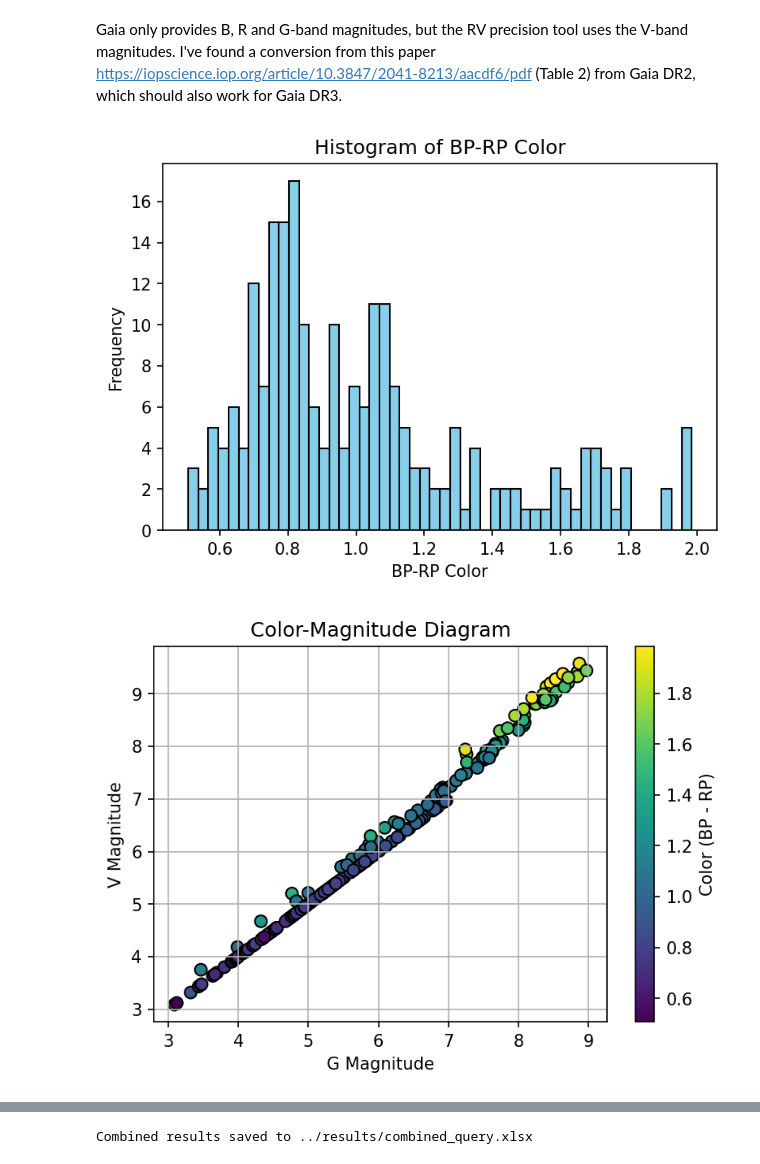
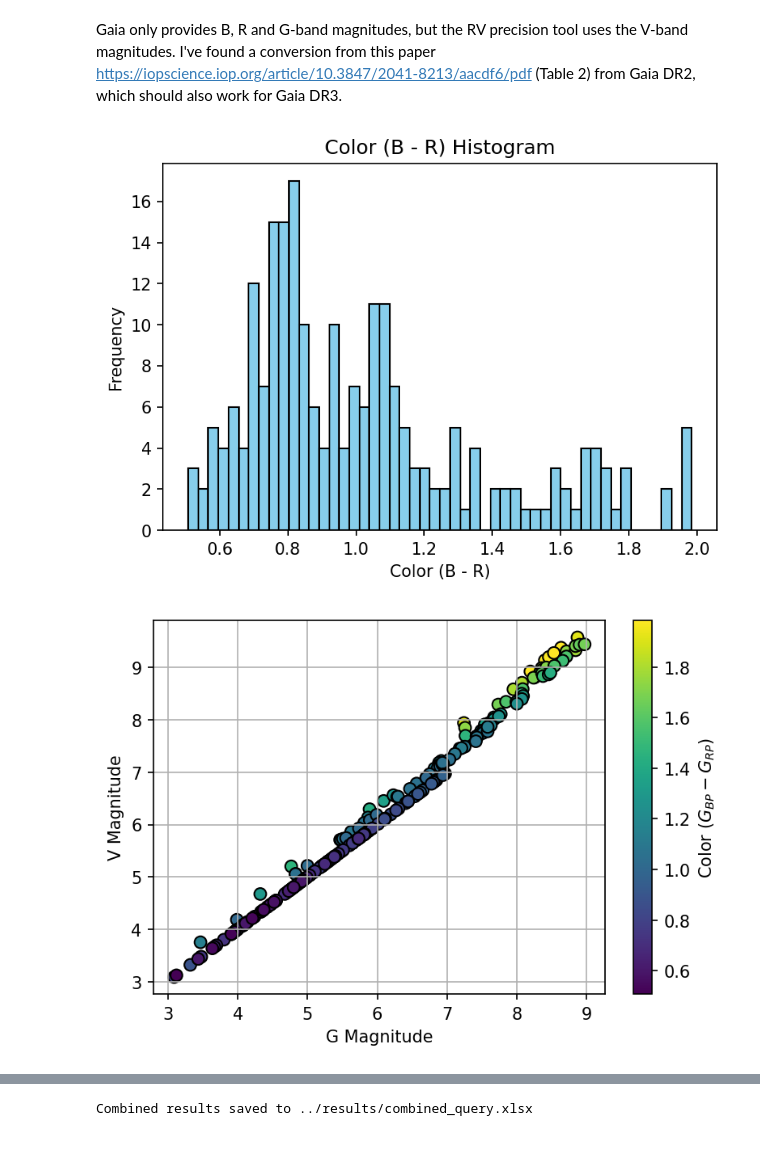
Before and after one commit to exoplanetsdk/2ES_target_selection, a Jupyter notebook: scripts/2ES_target_selection.ipynb, the cells around one changed output, grey strips where cells are left out. Saved outputs shown, nothing was run; the diff lists cells and outputs as text; code cells hidden in the pictures.

```diff
--- a/scripts/2ES_target_selection.ipynb
+++ b/scripts/2ES_target_selection.ipynb
@@ -648,40 +972,41 @@ color = combined_df['Phot BP Mean Mag'] - combined_df['Phot RP Mean Mag']
 # Create a high-resolution plot
 plt.figure(figsize=(6, 4), dpi=150)  # Set the dpi to 300 for high resolution
 plt.hist(color, bins=50, color='skyblue', edgecolor='black')
-plt.xlabel('BP-RP Color')
+plt.xlabel('Color (B - R)')
 plt.ylabel('Frequency')
-plt.title('Histogram of BP-RP Color')
-
+plt.title('Color (B - R) Histogram')
+plt.savefig('../figures/color_histogram.png', dpi=300)  # Save the plot as a PNG file
 plt.show()
 # %% [output]
-[figure, old version]
+[figure, new version]
 # %%
 
 # Assuming 'color' is a column in combined_df or an array of the same length as the DataFrame
 # For example, if 'color' is the difference between 'Phot BP Mean Mag' and 'Phot RP Mean Mag'
 color = combined_df['Phot BP Mean Mag'] - combined_df['Phot RP Mean Mag']
 
 # Calculate the conversion factor for colors between 1 and 4
 conv = 0.20220 + 0.02489 * color
 
 # Use np.where to apply the conversion conditionally
 V_mag = np.where((color >= 1) & (color <= 4),
                  combined_df['Phot BP Mean Mag'] - conv,
                  combined_df['Phot G Mean Mag'])
 
 # Create a high-resolution plot
 plt.figure(figsize=(6, 4), dpi=150)  # Set the dpi to 300 for high resolution
 
 # Plot the diagram using the color array for point colors
 plt.scatter(combined_df['Phot G Mean Mag'], V_mag, c=color, cmap='viridis', edgecolor='k', s=50)
 plt.xlabel('G Magnitude')
 plt.ylabel('V Magnitude')
-plt.title('Color-Magnitude Diagram')
-plt.colorbar(label='Color (BP - RP)')
+# plt.title('Color-Magnitude Diagram')
+plt.colorbar(label='Color $(G_{BP} - G_{RP})$')
 plt.grid()
+plt.savefig('../figures/color_magnitude_diagram.png', dpi=300)
 plt.show()
 # %% [output]
-[figure, old version]
+[figure, new version]
 # %%
 combined_df
 # %% [output]
```
Also changed, not shown: parts of 15 cells of this notebook, 24 other files.
